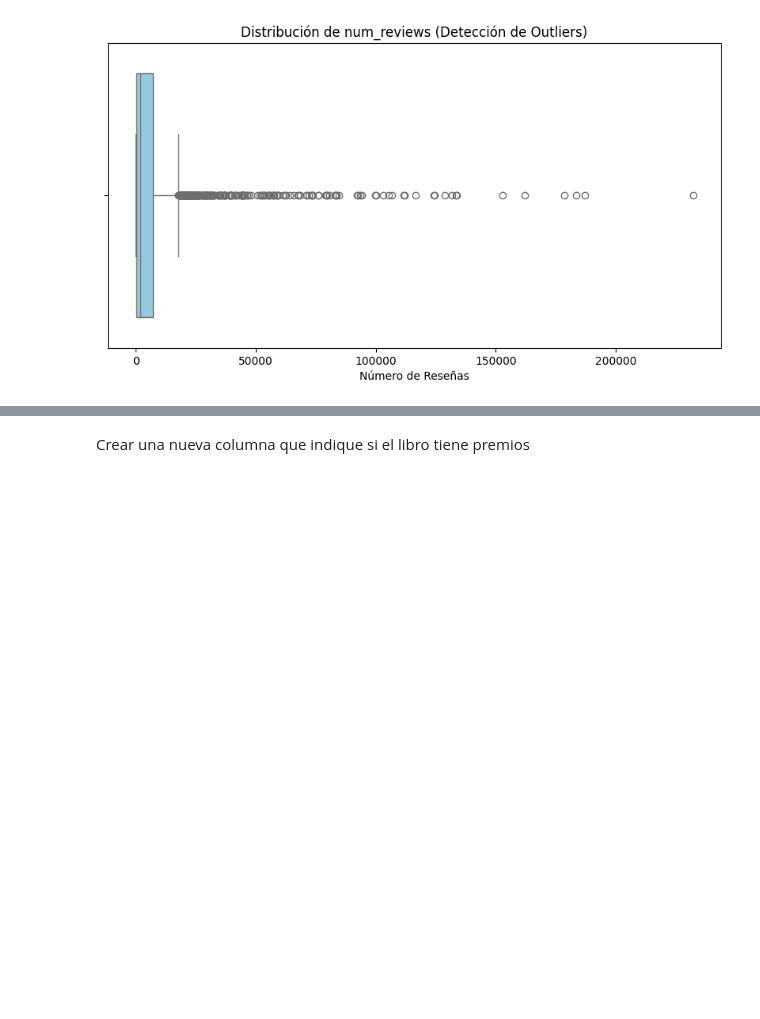
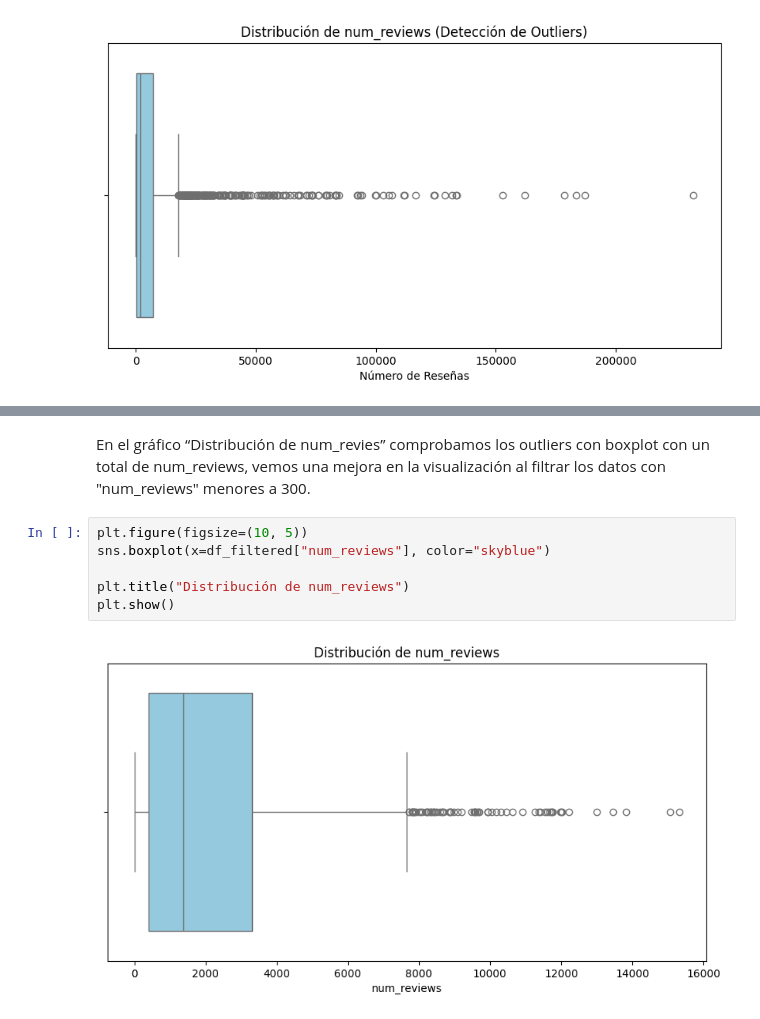
Before and after one commit to renerubio/book-analysis, a Jupyter notebook: all_books.ipynb, the cells around one changed output, grey strips where cells are left out. Cells and saved outputs as stored; diff of their text form; blank space fills up the shorter version.

```diff
--- a/all_books.ipynb
+++ b/all_books.ipynb
@@ -368,2 +375,10 @@ Cantidad de libros después de eliminar outliers y filtrar pocos ratings: 1307
-# %% [markdown]
-Crear una nueva columna que indique si el libro tiene premios
+# %% [markdown]
+En el gráfico “Distribución de num_revies” comprobamos los outliers con boxplot con un total de num_reviews, vemos una mejora en la visualización al filtrar los datos con "num_reviews" menores a 300.
+# %%
+plt.figure(figsize=(10, 5))
+sns.boxplot(x=df_filtered["num_reviews"], color="skyblue")
+
+plt.title("Distribución de num_reviews")
+plt.show()
+# %% [output]
+[figure, added]
```
Also changed, not shown: parts of 40 cells of this notebook.
